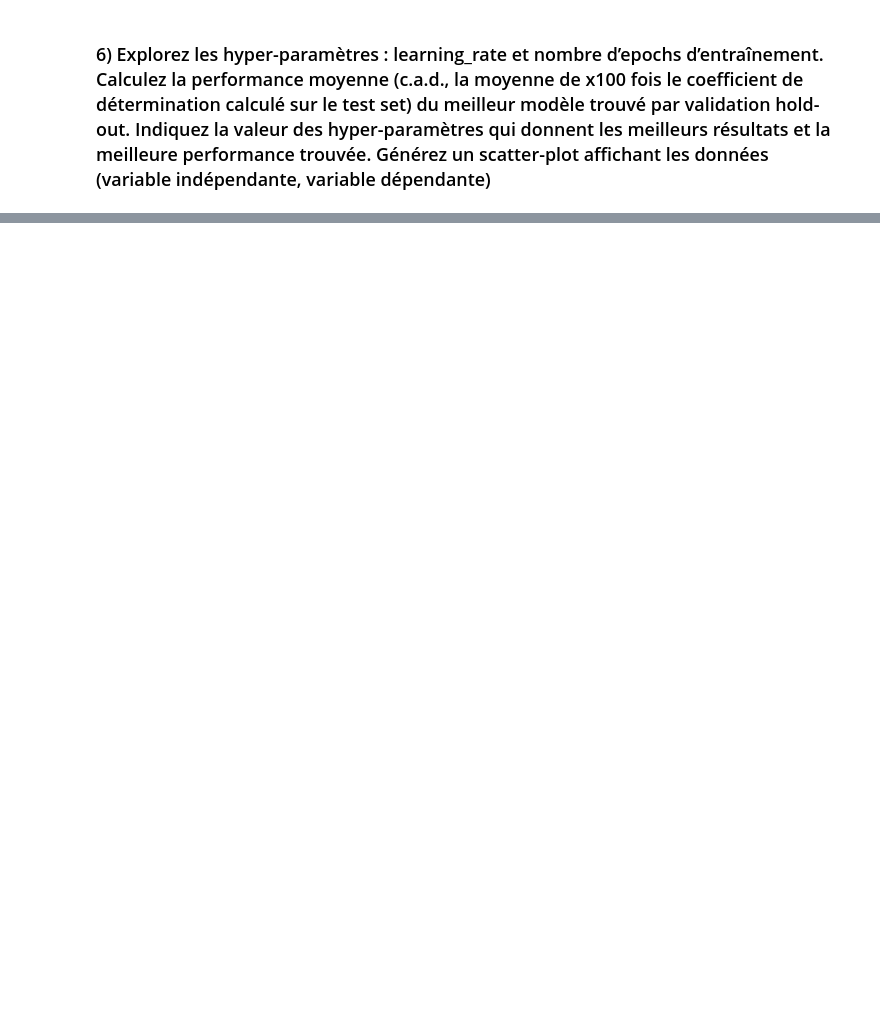
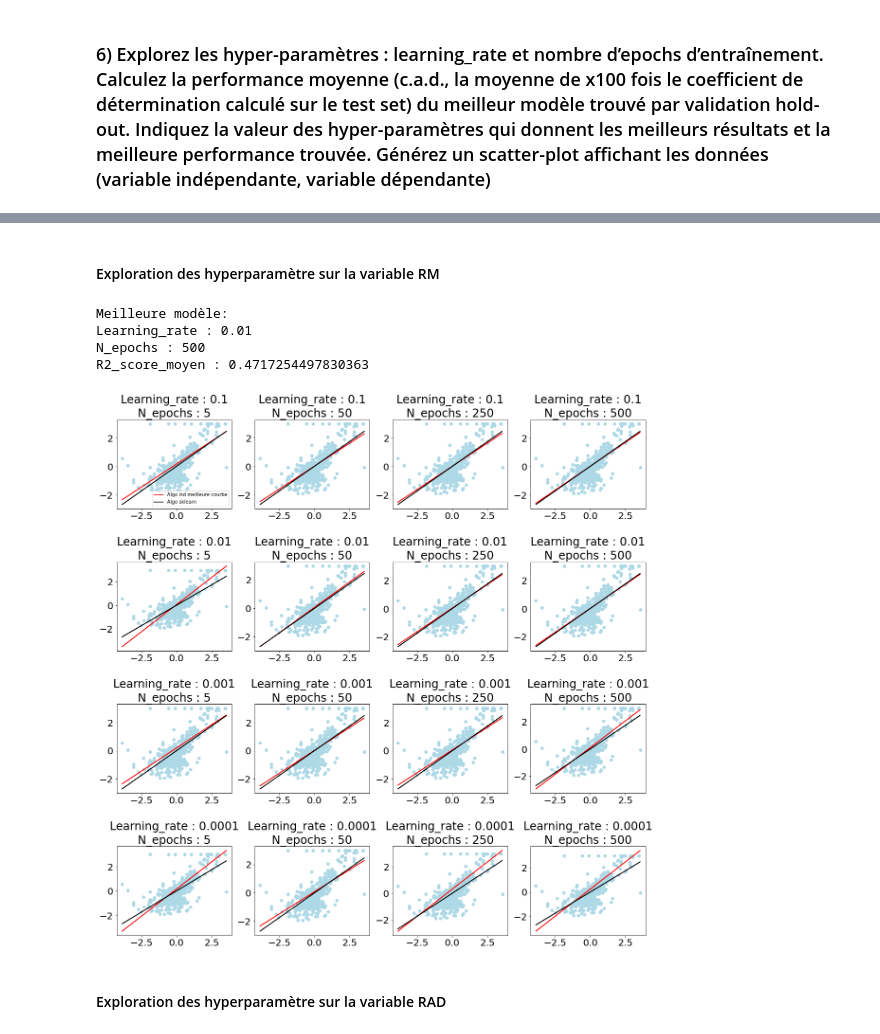
Before and after one commit to Bastien18/Lab_ISD, a Jupyter notebook: ISD-Lab/TP_5.ipynb, the cells around one changed output, grey strips where cells are left out. Saved outputs shown, nothing was run; the diff lists cells and outputs as text; code cells hidden in the pictures; blank space fills up the shorter version.

```diff
--- a/ISD-Lab/TP_5.ipynb
+++ b/ISD-Lab/TP_5.ipynb
@@ -357,6 +347,0 @@ n_epochs = [5, 50, 200, 500]
-# %%
-# Exploration de l'hyperparamètre learning_rate pour la variable RM
-for i in learning_rate:
-    best_b, best_m, best_r2, avg_r2 = regression_HO(i, n_epochs[-1], 100, 0.80, df[['RM', 'MEDV']])
-    affichage_plot('RM', 'MEDV', "RM over MEDV linear regression", best_b, best_m, best_r2, avg_r2)
-    print("Learning rate : {0}\nN_epochs : {1}".format(i, n_epochs[-1]))
@@ -385,6 +348,37 @@ N_epochs : 500
-# %%
-# Exploration de l'hyperparamètre n_epochs pour la variable RM
-for i in n_epochs:
-    best_b, best_m, best_r2, avg_r2 = regression_HO(learning_rate, n_epochs[-1], 100, 0.80, df[['RM', 'MEDV']])
-    affichage_plot('RM', 'MEDV', "RM over MEDV linear regression", best_b, best_m, best_r2, avg_r2)
-    print("Learning rate : {0}\nN_epochs : {1}".format(i, n_epochs[-1]))
+# %% [markdown]
+#### Exploration des hyperparamètre sur la variable RM
+# %%
+# Regression des différentes combinaison d'hyperparamètres pour RM
+# Resultat [best_b, best_m, best_r2, avg_r2]
+resultat = [[[0 for x in range(4)] for y in range(len(n_epochs))] for z in range(len(learning_rate))]
+for i in range(len(learning_rate)):
+    for j in range(len(n_epochs)):
+        resultat[i][j][0], resultat[i][j][1], resultat[i][j][2], resultat[i][j][3] = regression_HO(learning_rate[i], n_epochs[j], 100, 0.80, df[['RM', 'MEDV']])
+# %%
+# Sklearn regression ref
+y_sklearn_predict = sklearn_regression(x_axis, y_axis)
+# %%
+# PLot des graphs
+best_i, best_j = 0, 0
+
+fig, ax = plt.subplots(4, 4, figsize=(20,20))
+plt.subplots_adjust(hspace = 0.6)
+for i in range(len(learning_rate)):
+    for j in range(len(n_epochs)):
+        ax[i][j].scatter(x_axis, y_axis,color = 'lightblue')
+        ax[i][j].plot(x_axis, resultat[i][j][1] * x_axis + resultat[i][j][0], 'red', label= "Algo isd meilleure courbe")
+        ax[i][j].plot(x_axis, y_sklearn_predict, 'black', label= "Algo sklearn")
+        ax[i][j].title.set_text("Learning_rate : {0}\nN_epochs : {1}".format(learning_rate[i], n_epochs[j]))
+        if (resultat[i][j][3] >= resultat[best_i][best_j][3]):
+            best_i, best_j = i, j
+
+ax[0][0].legend(loc = "lower right", fontsize = 10)
+print("Meilleure modèle:\nLearning_rate : {0}\nN_epochs : {1}\nR2_score_moyen : {2}".format(learning_rate[best_i], n_epochs[best_j], resultat[best_i][best_j][3]))
+# %% [output]
+Meilleure modèle:
+Learning_rate : 0.01
+N_epochs : 500
+R2_score_moyen : 0.4717254497830363
+[figure, added]
+# %% [markdown]
+#### Exploration des hyperparamètre sur la variable RAD
```
Also changed, not shown: parts of 22 cells of this notebook.
